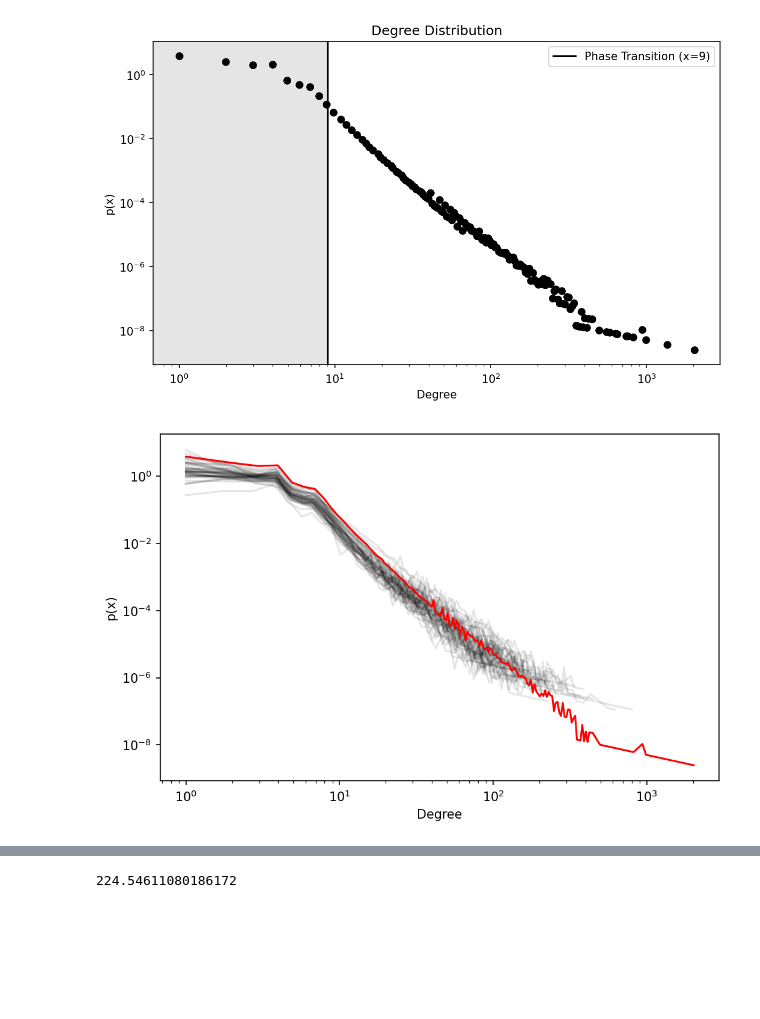
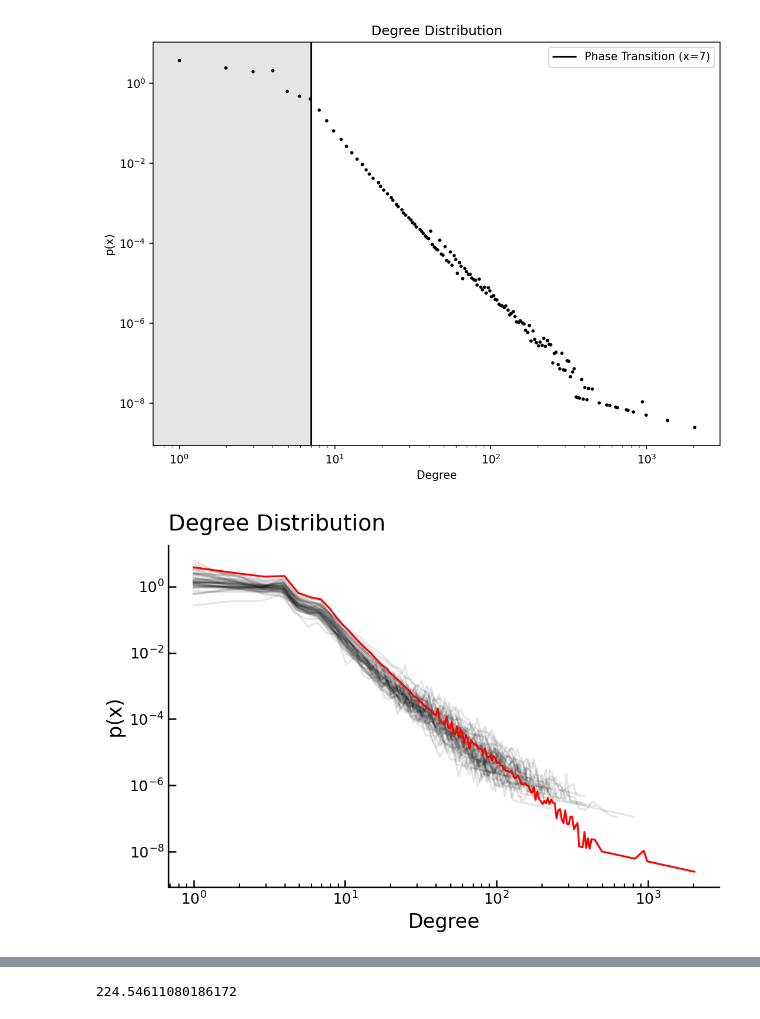
Before and after one commit to LassePSH/DualGraphDirCon, a Jupyter notebook: degree_fit.ipynb, the cells around one changed output, grey strips where cells are left out. Drawn from its saved outputs; the diff is of its cells as text; code cells hidden in the pictures; blank space fills up the shorter version.

```diff
--- a/degree_fit.ipynb
+++ b/degree_fit.ipynb
@@ -18,37 +18,37 @@ real_degree_sequence = np.array([])
 for city in tqdm(cities):
         real_degree_sequence=np.append(real_degree_sequence, np.loadtxt(path+city))
 # %%
-
-fig, ax = plt.subplots(nrows=1, ncols=1, figsize=(8, 5),dpi=150)
+ps = 7
+fig, ax = plt.subplots(nrows=1, ncols=1, figsize=(8, 6),dpi=150)
 
 # Histogram data
 # degree = df['merged_degree10'].values
 y, x = np.histogram(real_degree_sequence, bins=np.logspace(0, np.log10(real_degree_sequence.max()), len(np.unique(real_degree_sequence))), density=True)
 x = x[:-1]
 x_nn = x[y != 0][:-1]
 y_nn = y[y != 0][:-1]
-ax.scatter(x_nn, y_nn, alpha=1, zorder=2, color='k', label='Street Network')
+ax.scatter(x_nn, y_nn, alpha=1, zorder=2, color='k', label='Street Network',s=4)
 
 # Add vertical line at x=7
-ax.axvline(9, color='k', label='Phase Transition (x=9)')
+ax.axvline(ps, color='k', label=f'Phase Transition (x={ps})')
 
 # Add gray background to the left of x=7
-ax.axvspan(0, 9, color='gray', alpha=0.2, zorder=1, label='Phase Shift Region')
+ax.axvspan(0, ps, color='gray', alpha=0.2, zorder=1, label='Phase Shift Region')
 
 # Log-log scaling and labels
 ax.set_ylabel('p(x)')
 ax.set_xlabel('Degree')
 ax.set_xscale('log')
 ax.set_yscale('log')
 
 # Add legend
 legend_elements = [
     ax.lines[0],  # Use the axvline's line as the legend entry
 ]
 ax.legend(handles=legend_elements, loc='upper right')
 
 plt.title("Degree Distribution")
 plt.tight_layout()
 plt.show()
 # %% [output]
-[figure, old version]
+[figure, new version]
@@ -71,12 +89,12 @@ for city in tqdm(cities):
     y_nn = y[y != 0][:-1]
     ax.plot(x_nn, y_nn, alpha=0.1, zorder=2, color='k')
 
-
-ax.set_ylabel('p(x)')
-ax.set_xlabel('Degree')
 ax.set_xscale('log')
 ax.set_yscale('log')
 
+ax.set_title("Degree Distribution", loc='left', pad=12)
+ax.set_xlabel("Degree")
+ax.set_ylabel("p(x)")
 
 y, x = np.histogram(full, bins=np.logspace(0, np.log10(full.max()), len(np.unique(full))), density=True)
 x = x[:-1]
@@ -84,6 +102,27 @@ x_nn = x[y != 0][:-1]
 y_nn = y[y != 0][:-1]
 ax.plot(x_nn, y_nn, alpha=1, zorder=2, color='red')
 
+
+# Hide top/right spines (Nature style)
+ax.spines['right'].set_visible(False)
+ax.spines['top'].set_visible(False)
+
+# Only bottom/left axes
+ax.xaxis.set_ticks_position('bottom')
+ax.yaxis.set_ticks_position('left')
+
+# Major ticks (not too many)
+ax.xaxis.set_major_locator(plt.LogLocator(base=10.0))
+ax.yaxis.set_major_locator(plt.LogLocator(base=10.0))
+
+# Minor ticks
+ax.xaxis.set_minor_locator(plt.LogLocator(base=10.0, subs=np.arange(1, 10)))
+ax.yaxis.set_minor_locator(plt.LogLocator(base=10.0, subs=np.arange(1, 10)))
+
+# Appearance
+ax.tick_params(which='major', length=6, width=1.2)
+ax.tick_params(which='minor', length=3, width=1.0)
+
 plt.show()
 # %% [output]
-[figure, old version]
+[figure, new version]
```
Also changed, not shown: parts of 8 cells of this notebook, 1 other file.
